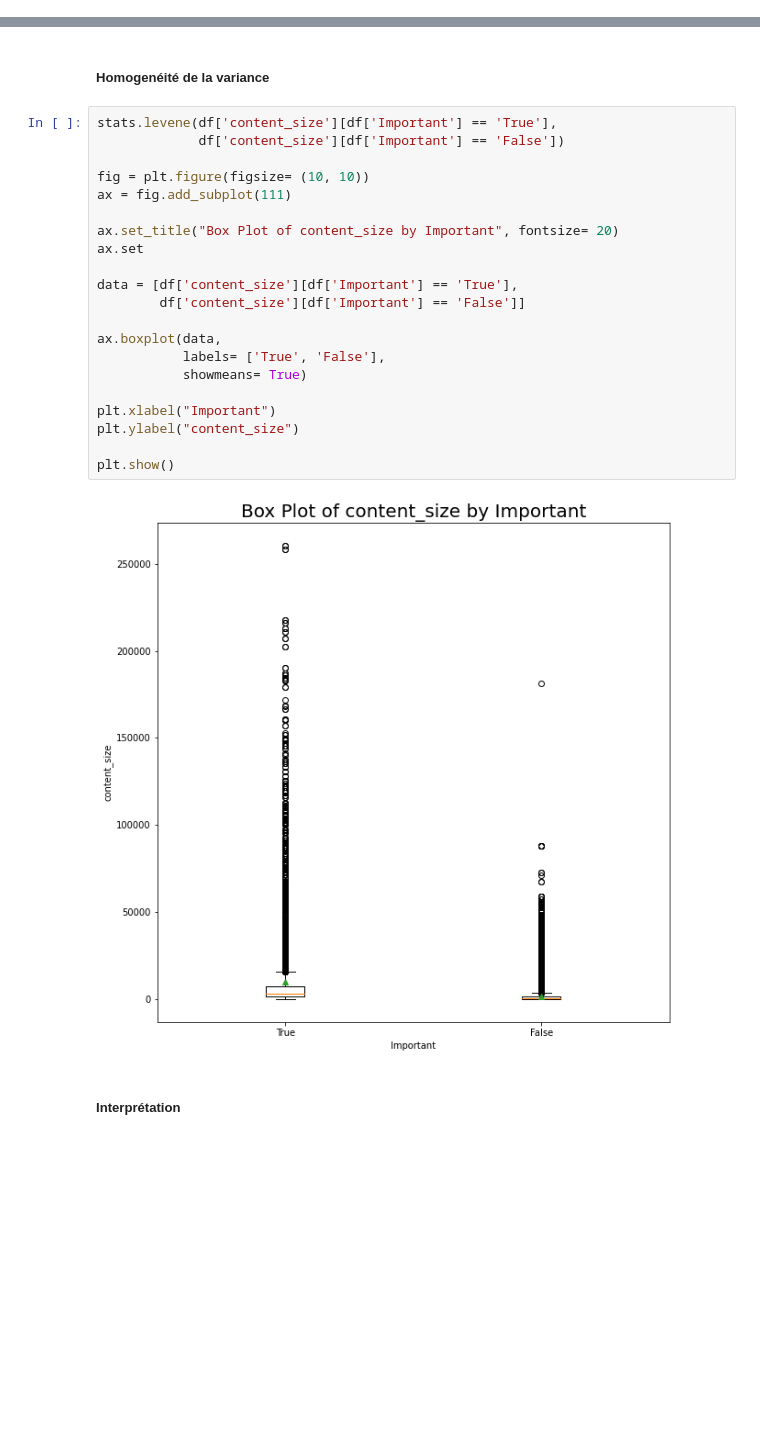
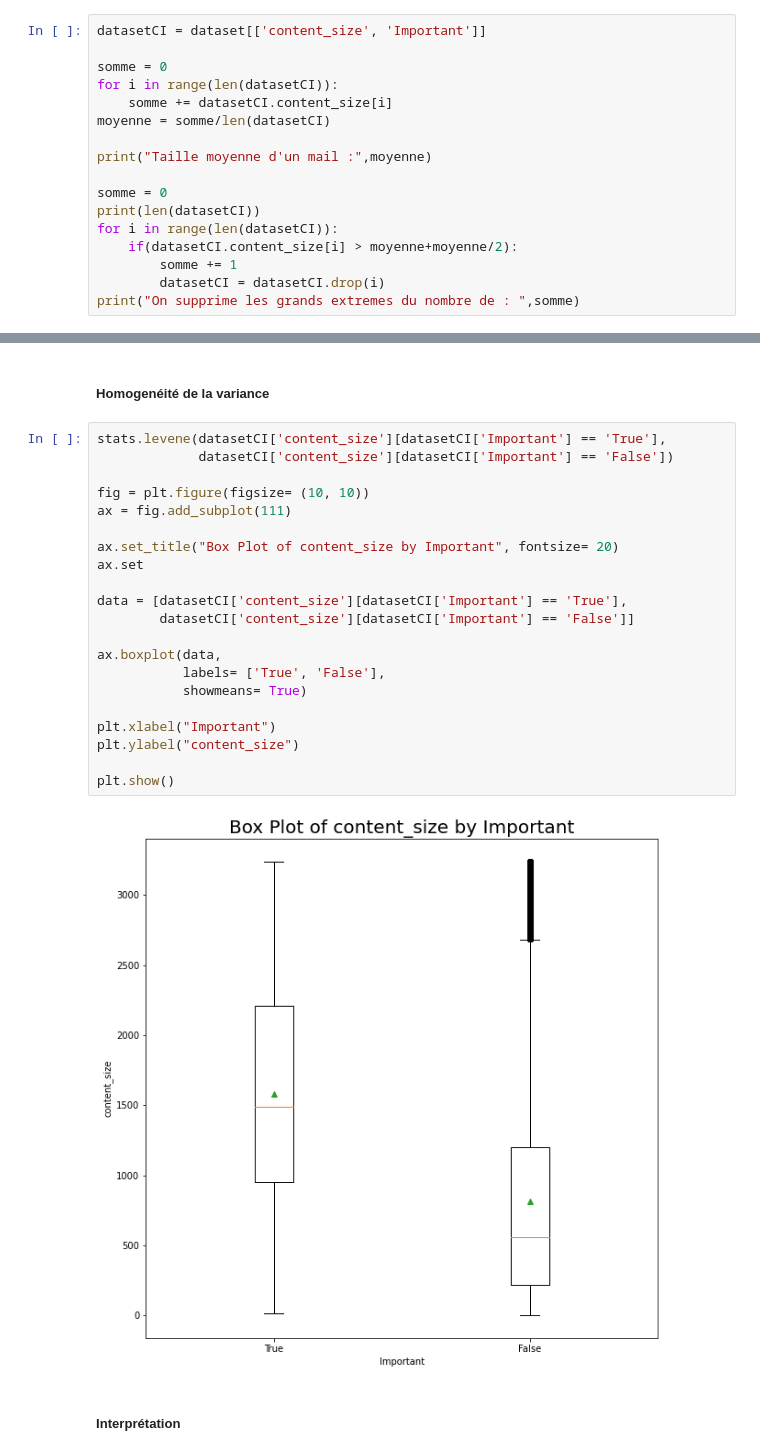
Before and after one commit to Rudy-balzano/ProjetDataScience, a Jupyter notebook: DS_project.ipynb, the cells around one changed output, grey strips where cells are left out. Drawn from its saved outputs; the diff is of its cells as text; blank space fills up the shorter version.

```diff
--- a/DS_project.ipynb
+++ b/DS_project.ipynb
@@ -504,0 +503,17 @@ df = dataset[['content_size', 'Important']]
+# %%
+datasetCI = dataset[['content_size', 'Important']]
+
+somme = 0
+for i in range(len(datasetCI)):
+    somme += datasetCI.content_size[i]
+moyenne = somme/len(datasetCI)
+
+print("Taille moyenne d'un mail :",moyenne)
+
+somme = 0
+print(len(datasetCI))
+for i in range(len(datasetCI)):
+    if(datasetCI.content_size[i] > moyenne+moyenne/2):
+        somme += 1
+        datasetCI = datasetCI.drop(i)
+print("On supprime les grands extremes du nombre de : ",somme)
@@ -552,28 +571,28 @@ plt.show()
 # %% [markdown]
 ##### Homogenéité de la variance
 # %%
-stats.levene(df['content_size'][df['Important'] == 'True'],
-             df['content_size'][df['Important'] == 'False'])
+stats.levene(datasetCI['content_size'][datasetCI['Important'] == 'True'],
+             datasetCI['content_size'][datasetCI['Important'] == 'False'])
 
 fig = plt.figure(figsize= (10, 10))
 ax = fig.add_subplot(111)
 
 ax.set_title("Box Plot of content_size by Important", fontsize= 20)
 ax.set
 
-data = [df['content_size'][df['Important'] == 'True'],
-        df['content_size'][df['Important'] == 'False']]
+data = [datasetCI['content_size'][datasetCI['Important'] == 'True'],
+        datasetCI['content_size'][datasetCI['Important'] == 'False']]
 
 ax.boxplot(data,
            labels= ['True', 'False'],
            showmeans= True)
 
 plt.xlabel("Important")
 plt.ylabel("content_size")
 
 plt.show()
 # %% [output]
-[figure, old version]
+[figure, new version]
 # %% [markdown]
 ##### Interprétation
 # %% [markdown]
```
Also changed, not shown: parts of 16 cells of this notebook.
